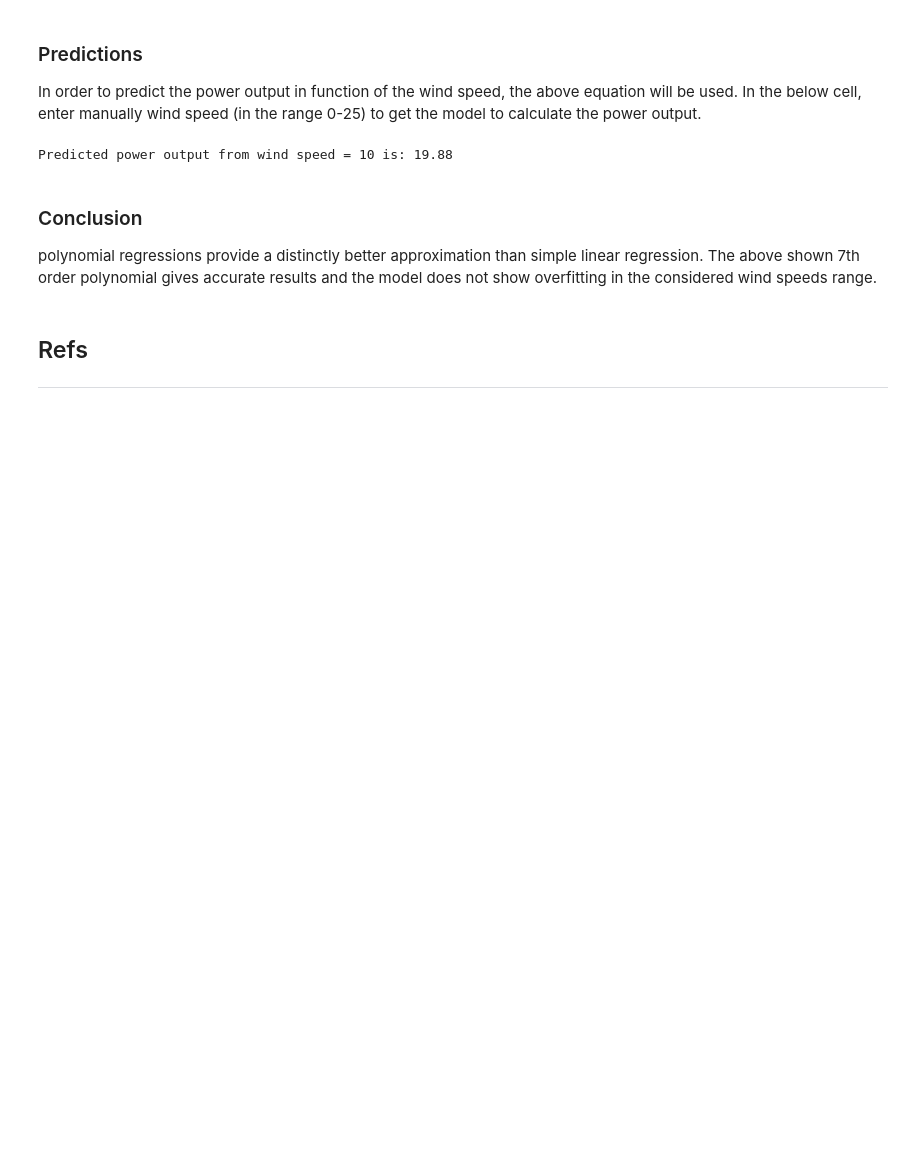
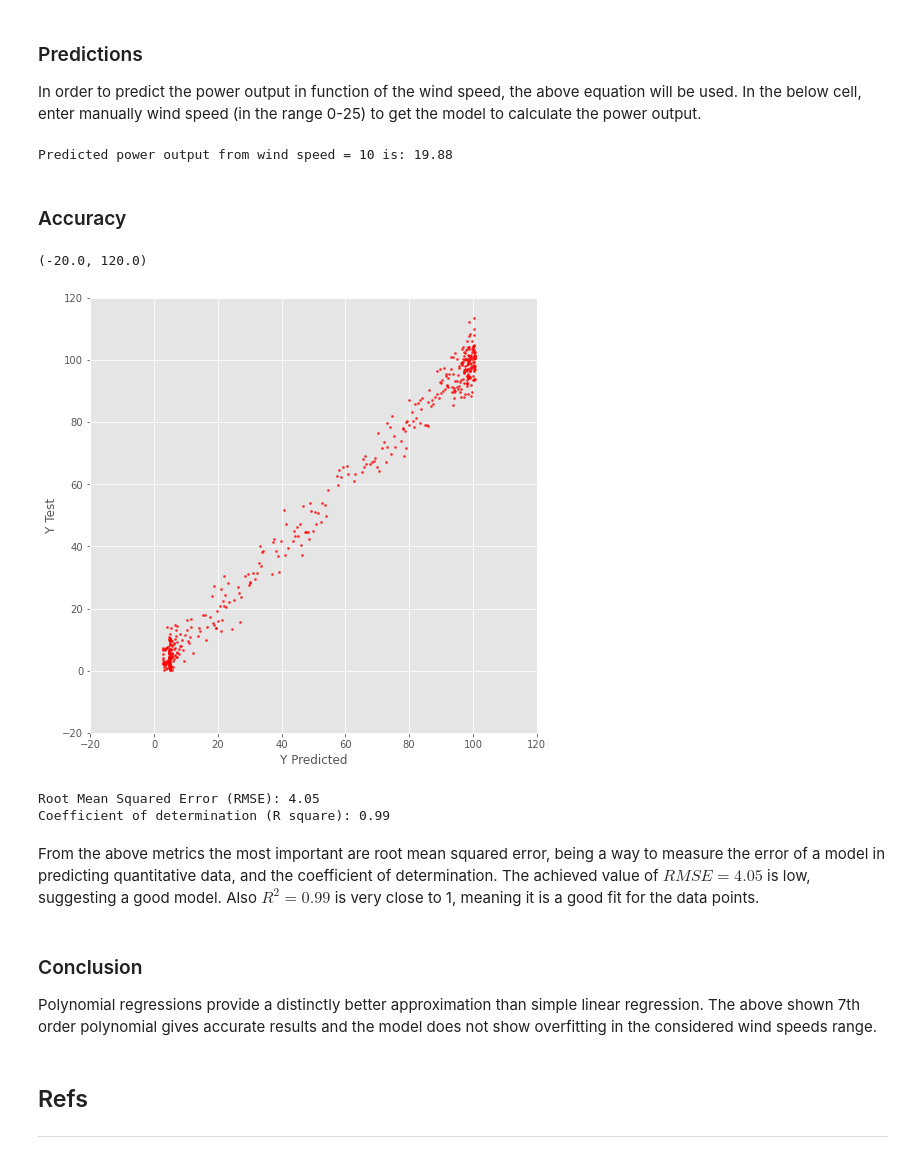
Before and after one commit to andkoc001/Machine-Learning-and-Statistics-Project, a Jupyter notebook: Powerproduction_ML.ipynb, the cells around one changed output. Drawn from its saved outputs; the diff is of its cells as text; code cells hidden in the pictures; blank space fills up the shorter version.

```diff
--- a/Powerproduction_ML.ipynb
+++ b/Powerproduction_ML.ipynb
@@ -393,10 +374,31 @@ power_output = (-5.11800967e-06*pow(x,7)) + 4.48301902e-04*pow(x,6) - 1.52309426
 print(f"Predicted power output from wind speed = {wind_speed} is: {power_output:.2f}")
 # %% [output]
 Predicted power output from wind speed = 10 is: 19.88
+# %% [markdown]
+### Accuracy
+# %%
+# plot the results
+plt.scatter(y_pred, y, s=4, color='red', alpha=.8)
+plt.xlabel('Y Predicted')
+plt.ylabel('Y Test')
+plt.rcParams["figure.figsize"] = (8,8)
+plt.xlim(-20,120)
+plt.ylim(-20,120)
+# %% [output]
+(-20.0, 120.0)
+[figure, added]
+# %%
+print('Root Mean Squared Error (RMSE): %.2f'% np.sqrt(mean_squared_error(y, y_pred)))
+print('Coefficient of determination (R square): %.2f'% r2_score(y, y_pred)) # true value, predicted value
+# %% [output]
+Root Mean Squared Error (RMSE): 4.05
+Coefficient of determination (R square): 0.99
+# %% [markdown]
+From the above metrics the most important are root mean squared error, being a way to measure the error of a model in predicting quantitative data, and the coefficient of determination. The achieved value of $RMSE=4.05$ is low, suggesting a good model. Also $R^2 = 0.99$ is very close to 1, meaning it is a good fit for the data points.
 # %% [markdown]
 ### Conclusion
 
-polynomial regressions provide a distinctly better approximation than simple linear regression. The above shown 7th order polynomial gives accurate results and the model does not show overfitting in the considered wind speeds range.
+Polynomial regressions provide a distinctly better approximation than simple linear regression. The above shown 7th order polynomial gives accurate results and the model does not show overfitting in the considered wind speeds range.
 # %% [markdown]
 </br>
 
```
Also changed, not shown: parts of 23 cells of this notebook, 1 other file.
